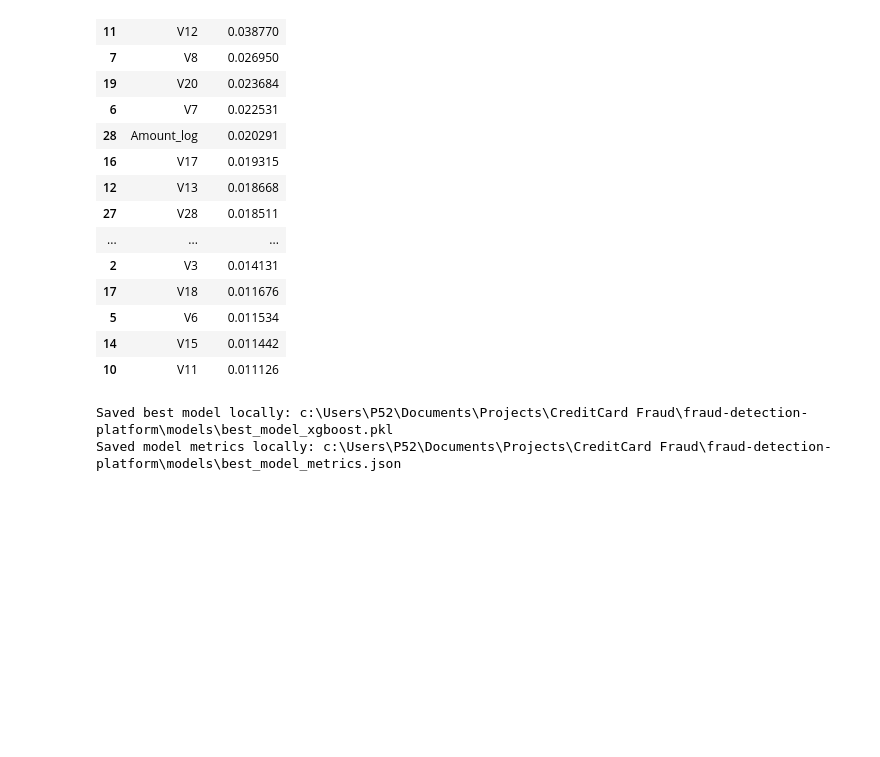
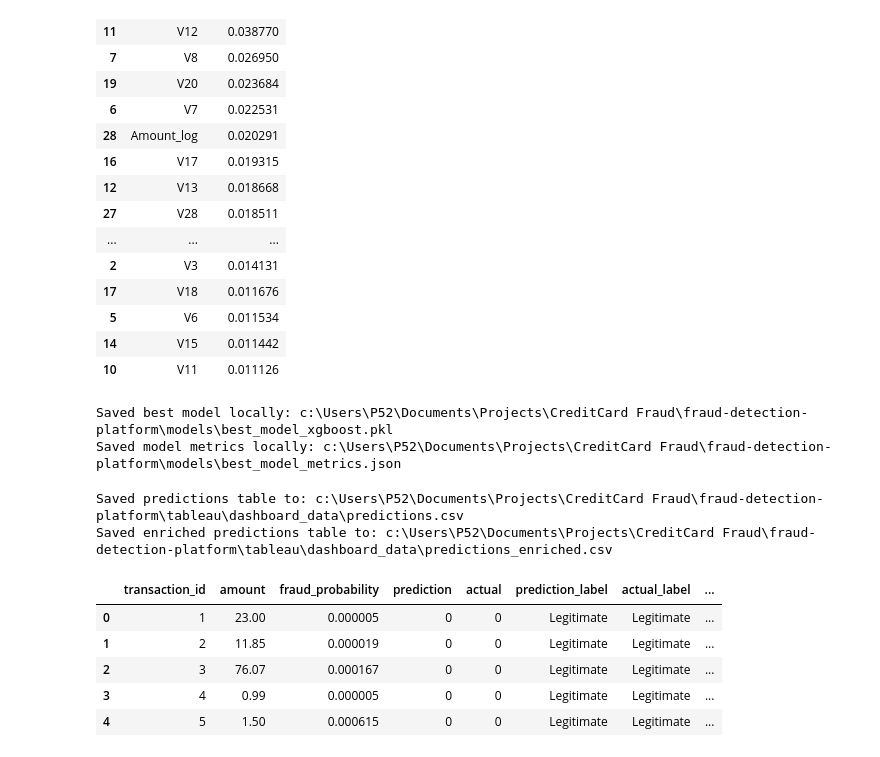
Before and after one commit to Langsi97/fraud-detection-platform, a Jupyter notebook: notebooks/02_modeling.ipynb, the cells around one changed output. Saved outputs shown, nothing was run; the diff lists cells and outputs as text; code cells hidden in the pictures; blank space fills up the shorter version.

Commit message:
added a dashboard

```diff
--- a/notebooks/02_modeling.ipynb
+++ b/notebooks/02_modeling.ipynb
@@ -238,3 +238,50 @@ print(f'Saved model metrics locally: {metrics_path}')
 # %% [output]
 Saved best model locally: c:\Users\P52\Documents\Projects\CreditCard Fraud\fraud-detection-platform\models\best_model_xgboost.pkl
 Saved model metrics locally: c:\Users\P52\Documents\Projects\CreditCard Fraud\fraud-detection-platform\models\best_model_metrics.json
+# %%
+# Create a table of predictions and save as predictions.csv
+predictions_proba = best_model.predict_proba(X_test_scaled)[:, 1]
+predictions_label = best_model.predict(X_test_scaled).astype(int)
+
+predictions_df = pd.DataFrame({
+    'transaction_id': np.arange(1, len(X_test) + 1),
+    'amount': df.loc[X_test.index, 'Amount'].reset_index(drop=True),
+    'fraud_probability': predictions_proba,
+    'prediction': predictions_label,
+    'actual': y_test.reset_index(drop=True).astype(int),
+})
+
+dashboard_data_dir = ROOT_DIR / 'tableau' / 'dashboard_data'
+dashboard_data_dir.mkdir(parents=True, exist_ok=True)
+predictions_csv_path = dashboard_data_dir / 'predictions.csv'
+predictions_df.to_csv(predictions_csv_path, index=False)
+print(f'Saved predictions table to: {predictions_csv_path}')
+
+# Enrich predictions.csv with human-readable labels and risk category
+predictions_enriched_df = predictions_df.copy()
+predictions_enriched_df['prediction_label'] = predictions_enriched_df['prediction'].map({
+    0: 'Legitimate',
+    1: 'Fraud',
+})
+predictions_enriched_df['actual_label'] = predictions_enriched_df['actual'].map({
+    0: 'Legitimate',
+    1: 'Fraud',
+})
+predictions_enriched_df['risk_category'] = pd.cut(
+    predictions_enriched_df['fraud_probability'],
+    bins=[0, 0.2, 0.5, 0.8, 1],
+    labels=['Low', 'Medium', 'High', 'Critical'],
+)
+predictions_enriched_csv_path = dashboard_data_dir / 'predictions_enriched.csv'
+predictions_enriched_df.to_csv(predictions_enriched_csv_path, index=False)
+print(f'Saved enriched predictions table to: {predictions_enriched_csv_path}')
+predictions_enriched_df.head()
+# %% [output]
+Saved predictions table to: c:\Users\P52\Documents\Projects\CreditCard Fraud\fraud-detection-platform\tableau\dashboard_data\predictions.csv
+Saved enriched predictions table to: c:\Users\P52\Documents\Projects\CreditCard Fraud\fraud-detection-platform\tableau\dashboard_data\predictions_enriched.csv
+|  | transaction_id | amount | fraud_probability | prediction | actual | prediction_label | actual_label | ... |
+| 0 | 1 | 23.00 | 0.000005 | 0 | 0 | Legitimate | Legitimate | ... |
+| 1 | 2 | 11.85 | 0.000019 | 0 | 0 | Legitimate | Legitimate | ... |
+| 2 | 3 | 76.07 | 0.000167 | 0 | 0 | Legitimate | Legitimate | ... |
+| 3 | 4 | 0.99 | 0.000005 | 0 | 0 | Legitimate | Legitimate | ... |
+| 4 | 5 | 1.50 | 0.000615 | 0 | 0 | Legitimate | Legitimate | ... |
```
Also changed, not shown: 5 other files.
